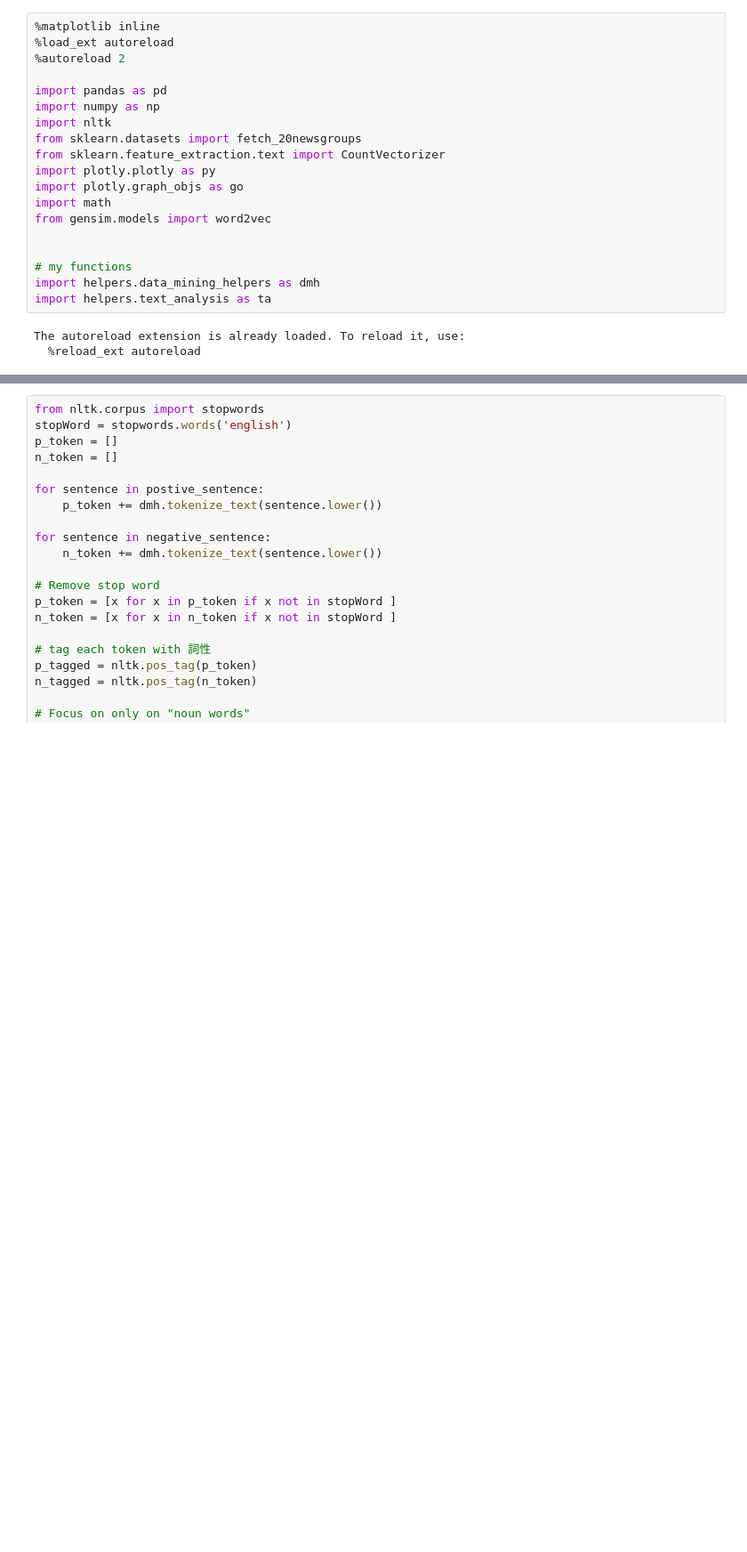
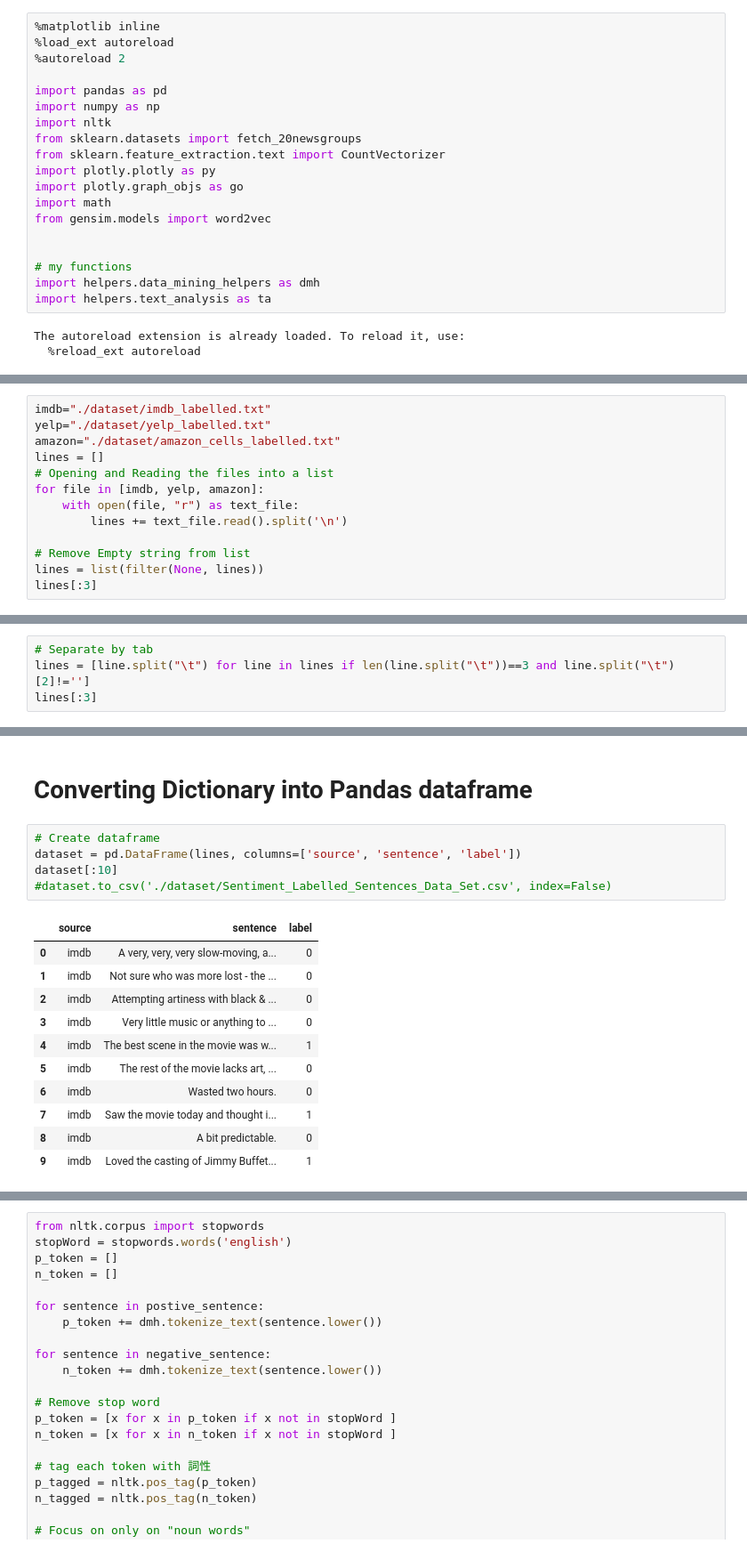
Before and after one commit to good5dog5/data_mining_hw_1, a Jupyter notebook: 黃柏瑀_105062641.ipynb, the cells around one changed output, grey strips where cells are left out. Shown: that part at 89% size. Drawn from its saved outputs; the diff is of its cells as text; blank space fills up the shorter version.

Commit message:
[ipynb] Progress to "Deal with duplicate data".

```diff
--- a/黃柏瑀_105062641.ipynb
+++ b/黃柏瑀_105062641.ipynb
@@ -27,0 +30,13 @@ The autoreload extension is already loaded. To reload it, use:
+# %%
+imdb="./dataset/imdb_labelled.txt"
+yelp="./dataset/yelp_labelled.txt"
+amazon="./dataset/amazon_cells_labelled.txt"
+lines = []
+# Opening and Reading the files into a list
+for file in [imdb, yelp, amazon]:
+    with open(file, "r") as text_file:
+        lines += text_file.read().split('\n')
+
+# Remove Empty string from list
+lines = list(filter(None, lines))
+lines[:3]
@@ -27,0 +47,4 @@ The autoreload extension is already loaded. To reload it, use:
+# %%
+# Separate by tab
+lines = [line.split("\t") for line in lines if len(line.split("\t"))==3 and line.split("\t")[2]!='']
+lines[:3]
@@ -28,2 +61,21 @@ The autoreload extension is already loaded. To reload it, use:
+# %% [markdown]
+# Converting Dictionary into Pandas dataframe
+# %%
+# Create dataframe
+dataset = pd.DataFrame(lines, columns=['source', 'sentence', 'label'])
+dataset[:10]
+#dataset.to_csv('./dataset/Sentiment_Labelled_Sentences_Data_Set.csv', index=False)
+# %% [output]
+|  | source | sentence | label |
+| 0 | imdb | A very, very, very slow-moving, a... | 0 |
+| 1 | imdb | Not sure who was more lost - the ... | 0 |
+| 2 | imdb | Attempting artiness with black & ... | 0 |
+| 3 | imdb | Very little music or anything to ... | 0 |
+| 4 | imdb | The best scene in the movie was w... | 1 |
+| 5 | imdb | The rest of the movie lacks art, ... | 0 |
+| 6 | imdb | Wasted two hours. | 0 |
+| 7 | imdb | Saw the movie today and thought i... | 1 |
+| 8 | imdb | A bit predictable. | 0 |
+| 9 | imdb | Loved the casting of Jimmy Buffet... | 1 |
 # %%
 semanticDF = pd.read_csv('./dataset/Sentiment_Labelled_Sentences_Data_Set.csv')
```
Also changed, not shown: parts of 22 cells of this notebook.
